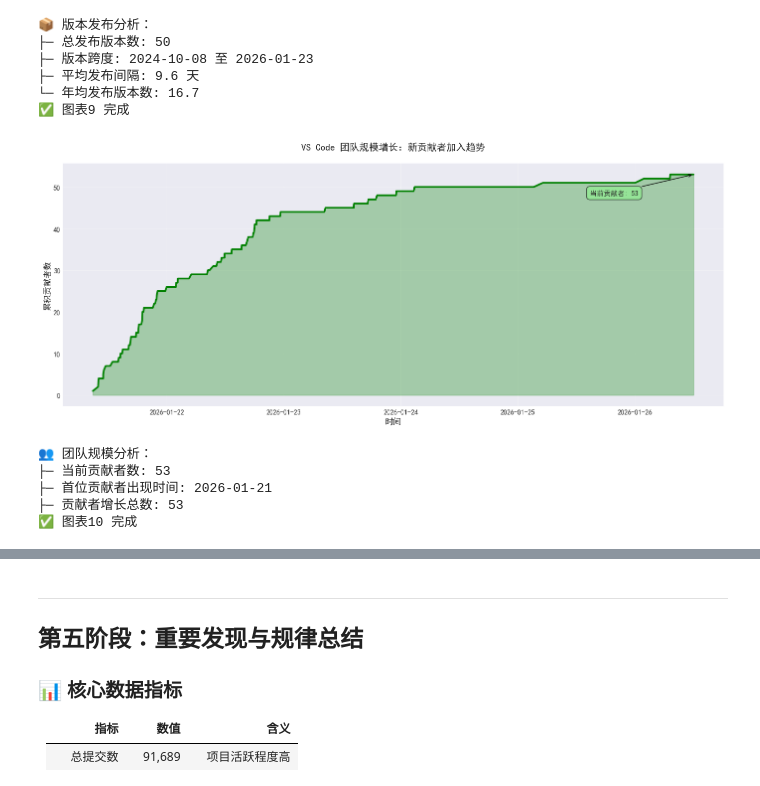
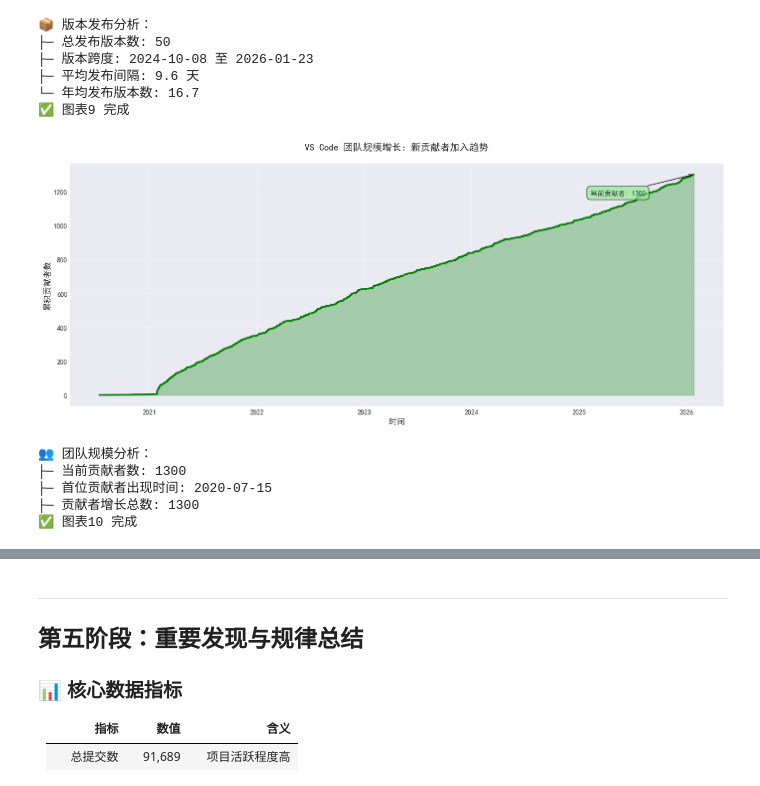
Before and after one commit to SiHaoYuu/Opensource-Software, a Jupyter notebook: code-oss-history.ipynb, the cells around one changed output, grey strips where cells are left out. Saved outputs shown, nothing was run; the diff lists cells and outputs as text; code cells hidden in the pictures.

```diff
--- a/code-oss-history.ipynb
+++ b/code-oss-history.ipynb
@@ -823,47 +825,47 @@ releases列: ['URL', '发布日期', '发布者', '发布说明长度', '发布
 ✅ 图表9 完成
 # %%
 # 图表10: 团队规模增长（累积贡献者数）
-commits_full_sorted = commits_full.sort_values('date').reset_index(drop=True)
+commits_history_sorted = commits_history.sort_values('date').reset_index(drop=True)
 
 # 计算累积唯一贡献者数
 cumulative_authors_list = []
 unique_authors_set = set()
-for author in commits_full_sorted['author']:
+for author in commits_history_sorted['author']:
     unique_authors_set.add(author)
     cumulative_authors_list.append(len(unique_authors_set))
 
-cumulative_authors = pd.Series(cumulative_authors_list, index=commits_full_sorted.index)
+cumulative_authors = pd.Series(cumulative_authors_list, index=commits_history_sorted.index)
 
 fig, ax = plt.subplots(figsize=(14, 6))
-ax.plot(commits_full_sorted['date'], cumulative_authors, linewidth=2.5, color='green')
-ax.fill_between(commits_full_sorted['date'], cumulative_authors, alpha=0.3, color='green')
+ax.plot(commits_history_sorted['date'], cumulative_authors, linewidth=2.5, color='green')
+ax.fill_between(commits_history_sorted['date'], cumulative_authors, alpha=0.3, color='green')
 ax.set_xlabel('时间', fontsize=12, fontweight='bold')
 ax.set_ylabel('累积贡献者数', fontsize=12, fontweight='bold')
 ax.set_title('VS Code 团队规模增长：新贡献者加入趋势', fontsize=14, fontweight='bold', pad=20)
 ax.grid(alpha=0.3)
 
 # 添加重要数据点
 ax.annotate(f"当前贡献者: {cumulative_authors.iloc[-1]}",
-            xy=(commits_full_sorted['date'].iloc[-1], cumulative_authors.iloc[-1]),
+            xy=(commits_history_sorted['date'].iloc[-1], cumulative_authors.iloc[-1]),
             xytext=(-150, -30), textcoords='offset points',
             bbox=dict(boxstyle='round,pad=0.5', fc='lightgreen', alpha=0.7),
             arrowprops=dict(arrowstyle='->', connectionstyle='arc3,rad=0'))
 
 plt.tight_layout()
 plt.show()
 
 print(f"\n👥 团队规模分析：")
 print(f"├─ 当前贡献者数: {cumulative_authors.iloc[-1]}")
-print(f"├─ 首位贡献者出现时间: {commits_full_sorted['date'].iloc[0].date()}")
+print(f"├─ 首位贡献者出现时间: {commits_history_sorted['date'].iloc[0].date()}")
 print(f"├─ 贡献者增长总数: {cumulative_authors.iloc[-1]}")
 
 print("✅ 图表10 完成")
 # %% [output]
-[figure, old version]
+[figure, new version]
 👥 团队规模分析：
-├─ 当前贡献者数: 53
-├─ 首位贡献者出现时间: 2026-01-21
-├─ 贡献者增长总数: 53
+├─ 当前贡献者数: 1300
+├─ 首位贡献者出现时间: 2020-07-15
+├─ 贡献者增长总数: 1300
 ✅ 图表10 完成
 # %%
 # 图表11: 周度提交规律热力图
```
Also changed, not shown: parts of 8 cells of this notebook.
